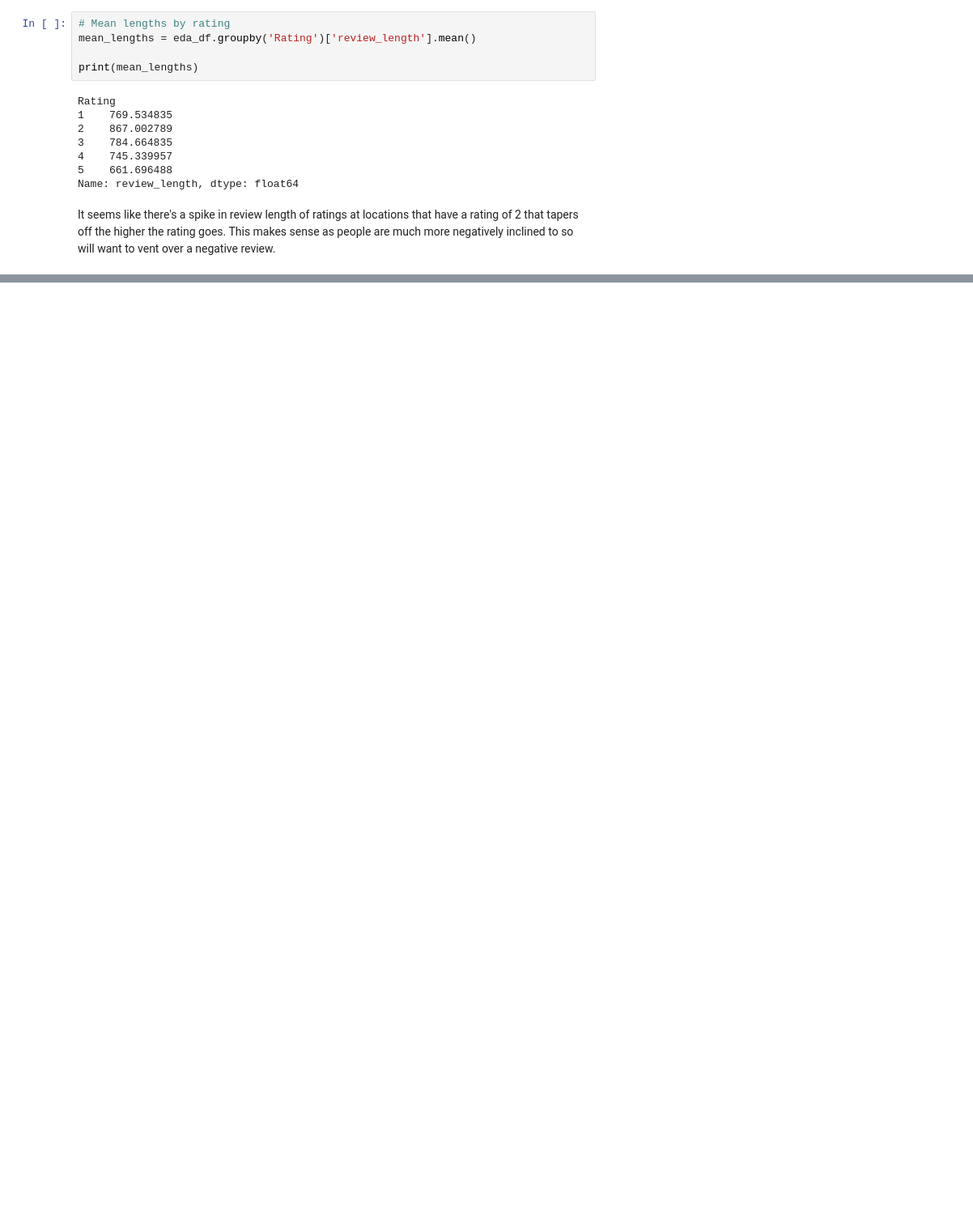
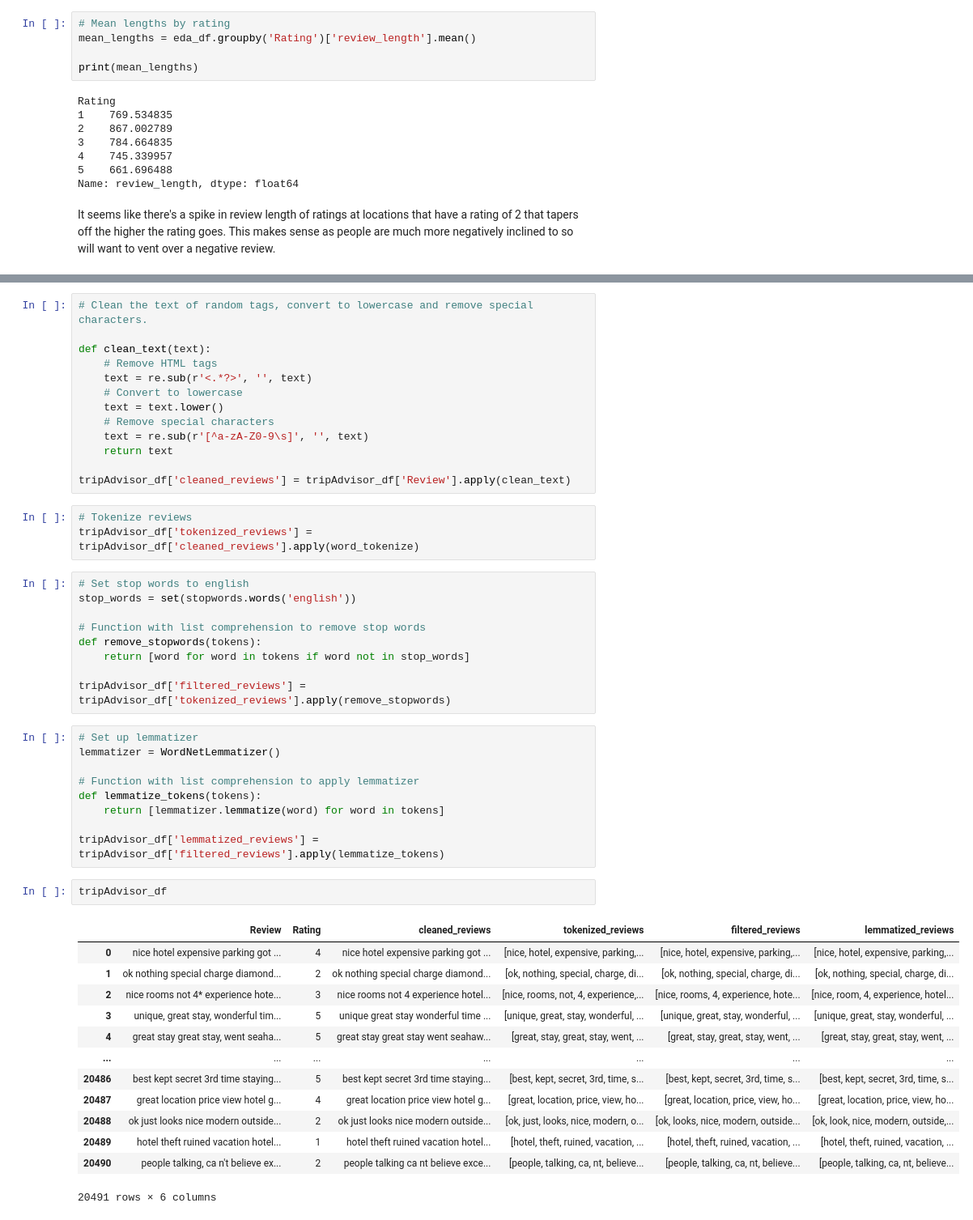
Before and after one commit to r-leeper/TripAdvisor-Review-NLP-Project, a Jupyter notebook: TripAdvisor_NLP.ipynb, the cells around one changed output, grey strips where cells are left out. Shown at 81% size. Saved outputs shown, nothing was run; the diff lists cells and outputs as text; blank space fills up the shorter version.

```diff
--- a/TripAdvisor_NLP.ipynb
+++ b/TripAdvisor_NLP.ipynb
@@ -128,0 +142,50 @@ It seems like there's a spike in review length of ratings at locations that have
+# %%
+# Clean the text of random tags, convert to lowercase and remove special characters.
+
+def clean_text(text):
+    # Remove HTML tags
+    text = re.sub(r'<.*?>', '', text)
+    # Convert to lowercase
+    text = text.lower()
+    # Remove special characters
+    text = re.sub(r'[^a-zA-Z0-9\s]', '', text)
+    return text
+
+tripAdvisor_df['cleaned_reviews'] = tripAdvisor_df['Review'].apply(clean_text)
+# %%
+# Tokenize reviews
+tripAdvisor_df['tokenized_reviews'] = tripAdvisor_df['cleaned_reviews'].apply(word_tokenize)
+# %%
+# Set stop words to english
+stop_words = set(stopwords.words('english'))
+
+# Function with list comprehension to remove stop words
+def remove_stopwords(tokens):
+    return [word for word in tokens if word not in stop_words]
+
+tripAdvisor_df['filtered_reviews'] = tripAdvisor_df['tokenized_reviews'].apply(remove_stopwords)
+# %%
+# Set up lemmatizer
+lemmatizer = WordNetLemmatizer()
+
+# Function with list comprehension to apply lemmatizer
+def lemmatize_tokens(tokens):
+    return [lemmatizer.lemmatize(word) for word in tokens]
+
+tripAdvisor_df['lemmatized_reviews'] = tripAdvisor_df['filtered_reviews'].apply(lemmatize_tokens)
+# %%
+tripAdvisor_df
+# %% [output]
+|  | Review | Rating | cleaned_reviews | tokenized_reviews | filtered_reviews | lemmatized_reviews |
+| 0 | nice hotel expensive parking got ... | 4 | nice hotel expensive parking got ... | [nice, hotel, expensive, parking,... | [nice, hotel, expensive, parking,... | [nice, hotel, expensive, parking,... |
+| 1 | ok nothing special charge diamond... | 2 | ok nothing special charge diamond... | [ok, nothing, special, charge, di... | [ok, nothing, special, charge, di... | [ok, nothing, special, charge, di... |
+| 2 | nice rooms not 4* experience hote... | 3 | nice rooms not 4 experience hotel... | [nice, rooms, not, 4, experience,... | [nice, rooms, 4, experience, hote... | [nice, room, 4, experience, hotel... |
+| 3 | unique, great stay, wonderful tim... | 5 | unique great stay wonderful time ... | [unique, great, stay, wonderful, ... | [unique, great, stay, wonderful, ... | [unique, great, stay, wonderful, ... |
+| 4 | great stay great stay, went seaha... | 5 | great stay great stay went seahaw... | [great, stay, great, stay, went, ... | [great, stay, great, stay, went, ... | [great, stay, great, stay, went, ... |
+| ... | ... | ... | ... | ... | ... | ... |
+| 20486 | best kept secret 3rd time staying... | 5 | best kept secret 3rd time staying... | [best, kept, secret, 3rd, time, s... | [best, kept, secret, 3rd, time, s... | [best, kept, secret, 3rd, time, s... |
+| 20487 | great location price view hotel g... | 4 | great location price view hotel g... | [great, location, price, view, ho... | [great, location, price, view, ho... | [great, location, price, view, ho... |
+| 20488 | ok just looks nice modern outside... | 2 | ok just looks nice modern outside... | [ok, just, looks, nice, modern, o... | [ok, looks, nice, modern, outside... | [ok, look, nice, modern, outside,... |
+| 20489 | hotel theft ruined vacation hotel... | 1 | hotel theft ruined vacation hotel... | [hotel, theft, ruined, vacation, ... | [hotel, theft, ruined, vacation, ... | [hotel, theft, ruined, vacation, ... |
+| 20490 | people talking, ca n't believe ex... | 2 | people talking ca nt believe exce... | [people, talking, ca, nt, believe... | [people, talking, ca, nt, believe... | [people, talking, ca, nt, believe... |
+20491 rows × 6 columns
```
Also changed, not shown: parts of 9 cells of this notebook.
